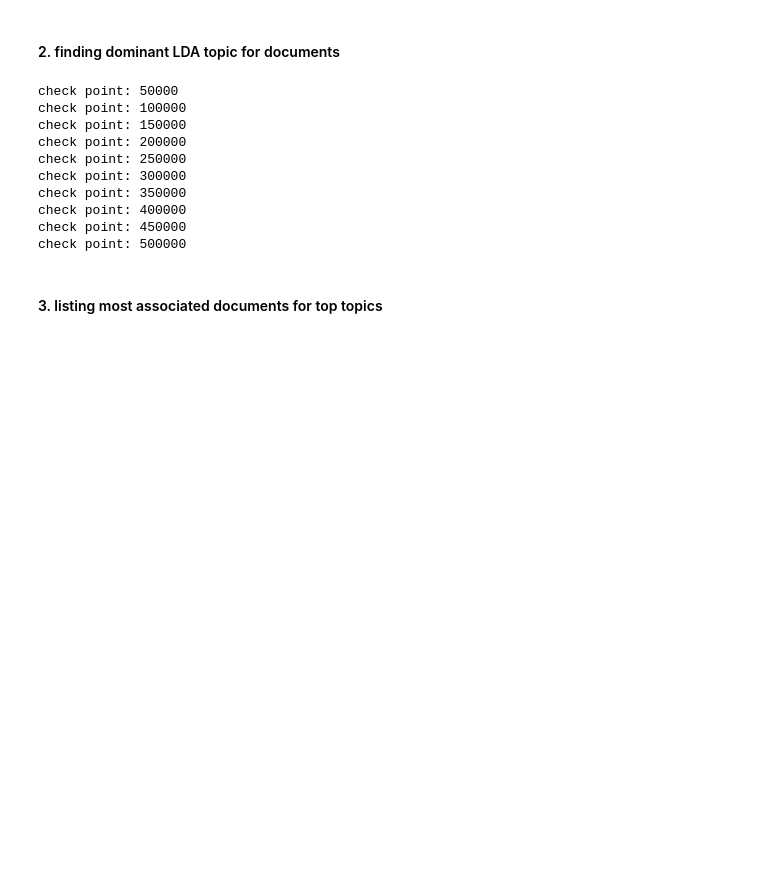
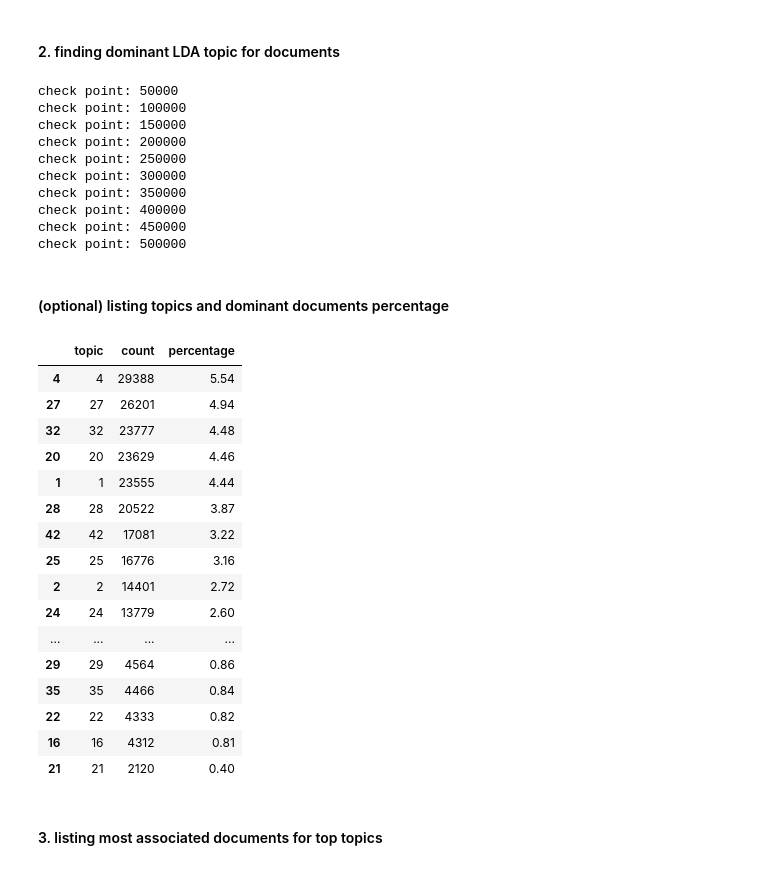
Before and after one commit to phosseini/COVID19-fa, a Jupyter notebook: notebooks/lda_analysis.ipynb, the cells around one changed output. Drawn from its saved outputs; the diff is of its cells as text; code cells hidden in the pictures; blank space fills up the shorter version.

```diff
--- a/lda_analysis.ipynb
+++ b/notebooks/lda_analysis.ipynb
@@ -1,6 +1,12 @@
 # %% [markdown]
 # Topic Modeling
 # %%
+import os
+import sys
+
+# adding classes folder to system path
+sys.path.insert(0, os.path.abspath('..') + '/classes')
+
 import copy
 import logging
 import operator
@@ -19,6 +25,8 @@ from topic_modeling_gensim import TopicModeling
 
 logging.basicConfig(format='%(asctime)s : %(levelname)s : %(message)s', level=logging.ERROR)
 warnings.filterwarnings("ignore", category=DeprecationWarning)
+
+doc_topic_path = os.path.abspath('..') + "/data/doc_top_dist.xlsx"
 # %% [output]
 scipy.sparse.sparsetools is a private module for scipy.sparse, and should not be used.
   _deprecated()
@@ -68,7 +76,7 @@ Number of documents: 530249
 ### [3.1] MALLET LDA
 # %%
 # creating the LDA model
-train_model_flag = True  # True, if want to create a new model, False, if loading the existing model
+train_model_flag = False  # True, if want to create a new model, False, if loading the existing model
 n_cpu = 3
 k = 50
 
@@ -159,6 +167,41 @@ check point: 350000
 check point: 400000
 check point: 450000
 check point: 500000
+# %% [markdown]
+#### (optional) listing topics and dominant documents percentage
+# %%
+load_df = False
+
+if load_df = True:
+    df = pd.read_excel(doc_topic_path)
+
+    counts_df = df.groupby(df["topic"]).size().reset_index(name='count')
+
+    # sort topics in descending order of count
+    counts_df = counts_df.sort_values(by=["count"], ascending=False)
+
+    sum_vals = counts_df["count"].sum()
+    counts_df["percentage"] = round((counts_df["count"] / sum_vals) * 100, 2)
+# %%
+counts_df
+# %% [output]
+|  | topic | count | percentage |
+| 4 | 4 | 29388 | 5.54 |
+| 27 | 27 | 26201 | 4.94 |
+| 32 | 32 | 23777 | 4.48 |
+| 20 | 20 | 23629 | 4.46 |
+| 1 | 1 | 23555 | 4.44 |
+| 28 | 28 | 20522 | 3.87 |
+| 42 | 42 | 17081 | 3.22 |
+| 25 | 25 | 16776 | 3.16 |
+| 2 | 2 | 14401 | 2.72 |
+| 24 | 24 | 13779 | 2.60 |
+| ... | ... | ... | ... |
+| 29 | 29 | 4564 | 0.86 |
+| 35 | 35 | 4466 | 0.84 |
+| 22 | 22 | 4333 | 0.82 |
+| 16 | 16 | 4312 | 0.81 |
+| 21 | 21 | 2120 | 0.40 |
 # %% [markdown]
 #### 3. listing most associated documents for top topics
 # %%
```
Also changed, not shown: parts of 6 cells of this notebook, 15 other files.
